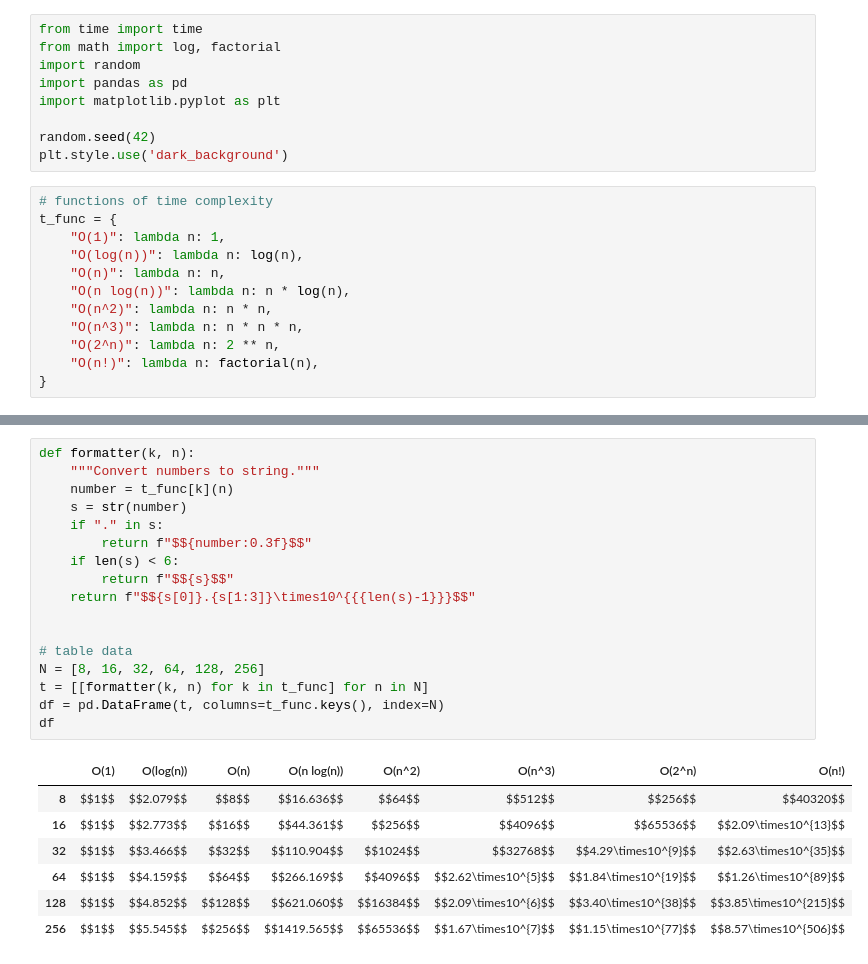
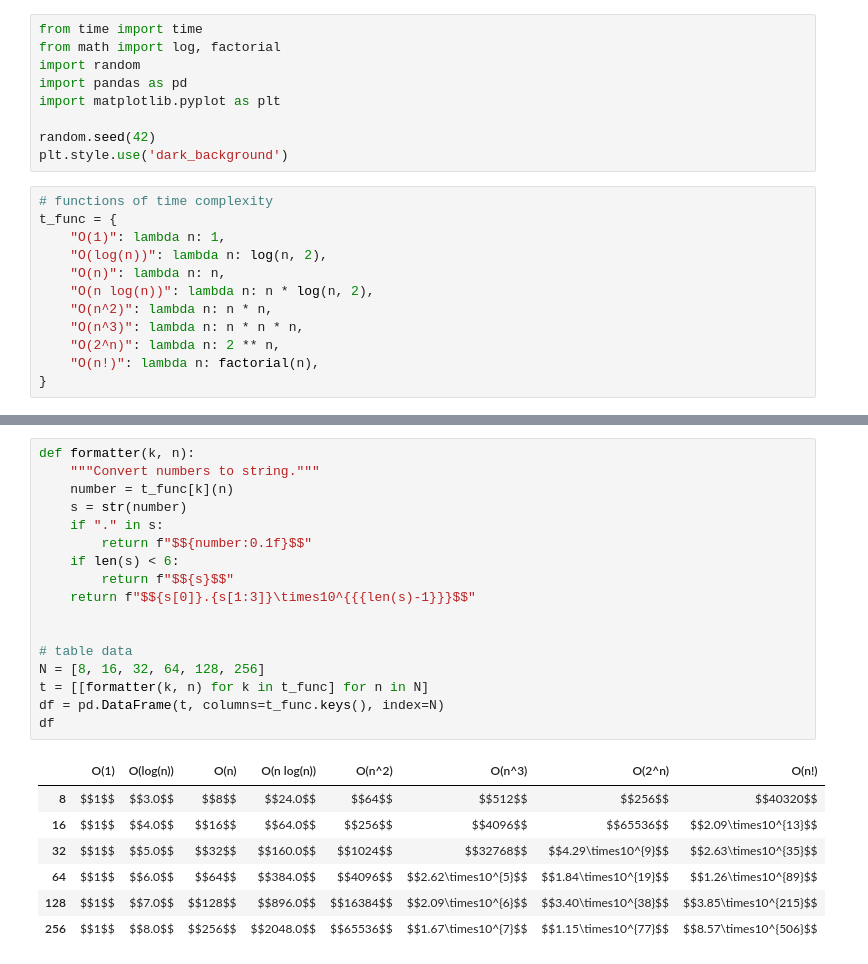
Before and after one commit to uea-teaching/computing-principles, a Jupyter notebook: notebooks/comparison_complexity.ipynb, the cells around one changed output, grey strips where cells are left out. Cells and saved outputs as stored; diff of their text form.

```diff
--- a/notebooks/comparison_complexity.ipynb
+++ b/notebooks/comparison_complexity.ipynb
@@ -13,9 +13,9 @@ plt.style.use('dark_background')
 # functions of time complexity
 t_func = {
     "O(1)": lambda n: 1,
-    "O(log(n))": lambda n: log(n),
+    "O(log(n))": lambda n: log(n, 2),
     "O(n)": lambda n: n,
-    "O(n log(n))": lambda n: n * log(n),
+    "O(n log(n))": lambda n: n * log(n, 2),
     "O(n^2)": lambda n: n * n,
     "O(n^3)": lambda n: n * n * n,
     "O(2^n)": lambda n: 2 ** n,
@@ -41,25 +41,25 @@ fig.savefig("complexity.png", dpi=120, bbox_inches="tight")
 # %%
 def formatter(k, n):
     """Convert numbers to string."""
     number = t_func[k](n)
     s = str(number)
     if "." in s:
-        return f"$${number:0.3f}$$"
+        return f"$${number:0.1f}$$"
     if len(s) < 6:
         return f"$${s}$$"
     return f"$${s[0]}.{s[1:3]}\times10^{{{len(s)-1}}}$$"
 
 
 # table data
 N = [8, 16, 32, 64, 128, 256]
 t = [[formatter(k, n) for k in t_func] for n in N]
 df = pd.DataFrame(t, columns=t_func.keys(), index=N)
 df
 # %% [output]
 |  | O(1) | O(log(n)) | O(n) | O(n log(n)) | O(n^2) | O(n^3) | O(2^n) | O(n!) |
-| 8 | $$1$$ | $$2.079$$ | $$8$$ | $$16.636$$ | $$64$$ | $$512$$ | $$256$$ | $$40320$$ |
-| 16 | $$1$$ | $$2.773$$ | $$16$$ | $$44.361$$ | $$256$$ | $$4096$$ | $$65536$$ | $$2.09\times10^{13}$$ |
-| 32 | $$1$$ | $$3.466$$ | $$32$$ | $$110.904$$ | $$1024$$ | $$32768$$ | $$4.29\times10^{9}$$ | $$2.63\times10^{35}$$ |
-| 64 | $$1$$ | $$4.159$$ | $$64$$ | $$266.169$$ | $$4096$$ | $$2.62\times10^{5}$$ | $$1.84\times10^{19}$$ | $$1.26\times10^{89}$$ |
-| 128 | $$1$$ | $$4.852$$ | $$128$$ | $$621.060$$ | $$16384$$ | $$2.09\times10^{6}$$ | $$3.40\times10^{38}$$ | $$3.85\times10^{215}$$ |
-| 256 | $$1$$ | $$5.545$$ | $$256$$ | $$1419.565$$ | $$65536$$ | $$1.67\times10^{7}$$ | $$1.15\times10^{77}$$ | $$8.57\times10^{506}$$ |
+| 8 | $$1$$ | $$3.0$$ | $$8$$ | $$24.0$$ | $$64$$ | $$512$$ | $$256$$ | $$40320$$ |
+| 16 | $$1$$ | $$4.0$$ | $$16$$ | $$64.0$$ | $$256$$ | $$4096$$ | $$65536$$ | $$2.09\times10^{13}$$ |
+| 32 | $$1$$ | $$5.0$$ | $$32$$ | $$160.0$$ | $$1024$$ | $$32768$$ | $$4.29\times10^{9}$$ | $$2.63\times10^{35}$$ |
+| 64 | $$1$$ | $$6.0$$ | $$64$$ | $$384.0$$ | $$4096$$ | $$2.62\times10^{5}$$ | $$1.84\times10^{19}$$ | $$1.26\times10^{89}$$ |
+| 128 | $$1$$ | $$7.0$$ | $$128$$ | $$896.0$$ | $$16384$$ | $$2.09\times10^{6}$$ | $$3.40\times10^{38}$$ | $$3.85\times10^{215}$$ |
+| 256 | $$1$$ | $$8.0$$ | $$256$$ | $$2048.0$$ | $$65536$$ | $$1.67\times10^{7}$$ | $$1.15\times10^{77}$$ | $$8.57\times10^{506}$$ |
```
Also changed, not shown: parts of 1 cell of this notebook.
